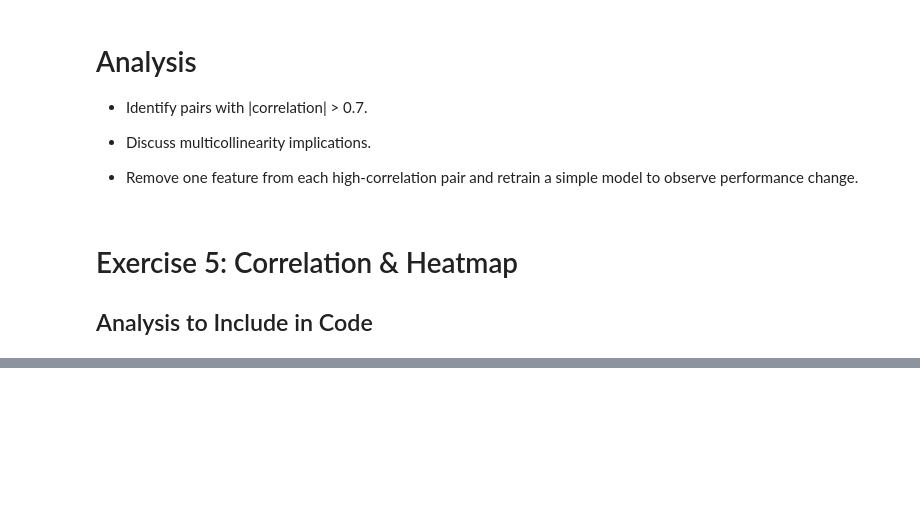
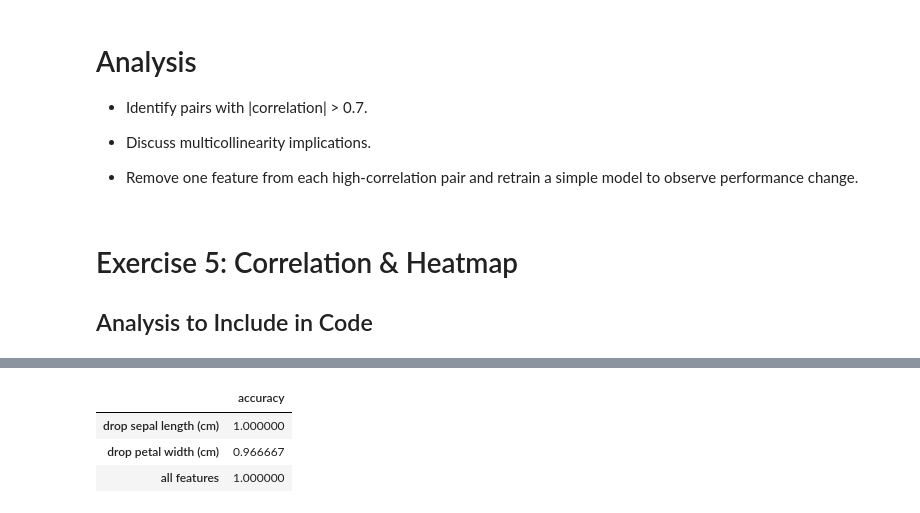
Before and after one commit to appliedcode/mthree-c422, a Jupyter notebook: Exercises/day-3/Filter_methods/Filter_methods_Heat.ipynb, the cells around one changed output, grey strips where cells are left out. Cells and saved outputs as stored; diff of their text form; code cells hidden in the pictures; blank space fills up the shorter version.

```diff
--- a/Exercises/day-3/Filter_methods/Filter_methods_Heat.ipynb
+++ b/Exercises/day-3/Filter_methods/Filter_methods_Heat.ipynb
@@ -57,0 +85,27 @@ pg.partial_corr(data=pd.concat([X, y.rename('target')], axis=1), x='sepal length
+# %%
+# 5.7 Analysis 3: Drop one feature from each highly correlated pair and evaluate model
+from sklearn.model_selection import train_test_split
+from sklearn.linear_model import LogisticRegression
+from sklearn.metrics import accuracy_score
+
+# Prepare train/test
+X_train, X_test, y_train, y_test = train_test_split(X, y, test_size=0.2, random_state=0)
+
+# For each pair, drop the second feature and measure accuracy
+results = {}
+for feat1, feat2, _ in high_corr:
+    X_drop = X_train.drop(columns=[feat2])
+    model = LogisticRegression(max_iter=200).fit(X_drop, y_train)
+    acc = accuracy_score(y_test, model.predict(X_test.drop(columns=[feat2])))
+    results[f"drop {feat2}"] = acc
+
+# Baseline with all features
+base = LogisticRegression(max_iter=200).fit(X_train, y_train)
+results["all features"] = accuracy_score(y_test, base.predict(X_test))
+
+pd.DataFrame.from_dict(results, orient='index', columns=['accuracy'])
+# %% [output]
+|  | accuracy |
+| drop sepal length (cm) | 1.000000 |
+| drop petal width (cm) | 0.966667 |
+| all features | 1.000000 |
```
Also changed, not shown: parts of 9 cells of this notebook.
